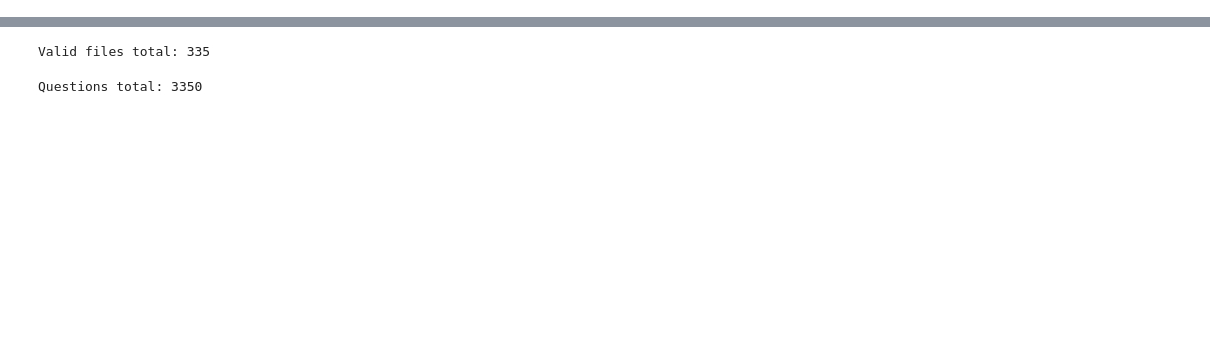
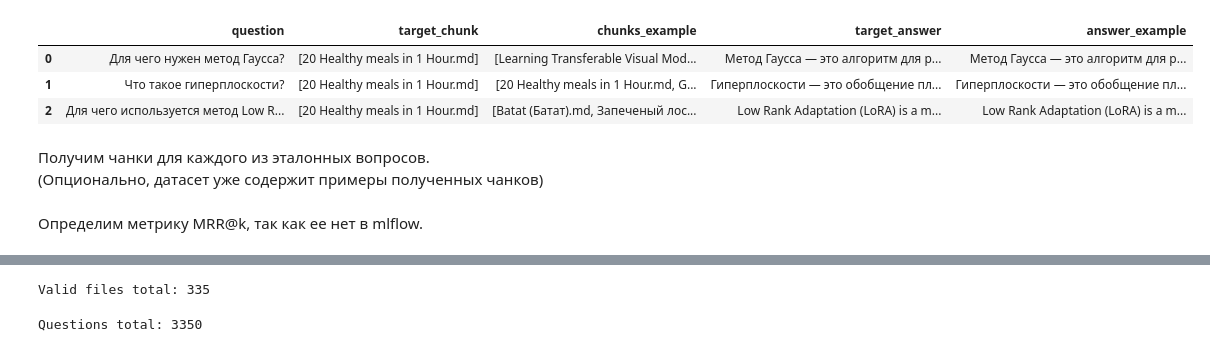
Before and after one commit to AlekseiSDev/MindMiner, a Jupyter notebook: metrics.ipynb, the cells around one changed output, grey strips where cells are left out. Drawn from its saved outputs; the diff is of its cells as text; code cells hidden in the pictures; blank space fills up the shorter version.

```diff
--- a/metrics.ipynb
+++ b/metrics.ipynb
@@ -15,0 +32,11 @@ from app.core.settings import settings
+# %%
+df = pd.read_json("data/target_dataset.json")
+df.head(3)
+# %% [output]
+|  | question | target_chunk | chunks_example | target_answer | answer_example |
+| 0 | Для чего нужен метод Гаусса? | [20 Healthy meals in 1 Hour.md] | [Learning Transferable Visual Mod... | Метод Гаусса — это алгоритм для р... | Метод Гаусса — это алгоритм для р... |
+| 1 | Что такое гиперплоскости? | [20 Healthy meals in 1 Hour.md] | [20 Healthy meals in 1 Hour.md, G... | Гиперплоскости — это обобщение пл... | Гиперплоскости — это обобщение пл... |
+| 2 | Для чего используется метод Low R... | [20 Healthy meals in 1 Hour.md] | [Batat (Батат).md, Запеченый лос... | Low Rank Adaptation (LoRA) is a m... | Low Rank Adaptation (LoRA) is a m... |
+# %% [markdown]
+Получим чанки для каждого из эталонных вопросов.
+(Опционально, датасет уже содержит примеры полученных чанков)
@@ -15,0 +50,2 @@ from app.core.settings import settings
+# %% [markdown]
+Определим метрику MRR@k, так как ее нет в mlflow.
```
Also changed, not shown: parts of 28 cells of this notebook.
